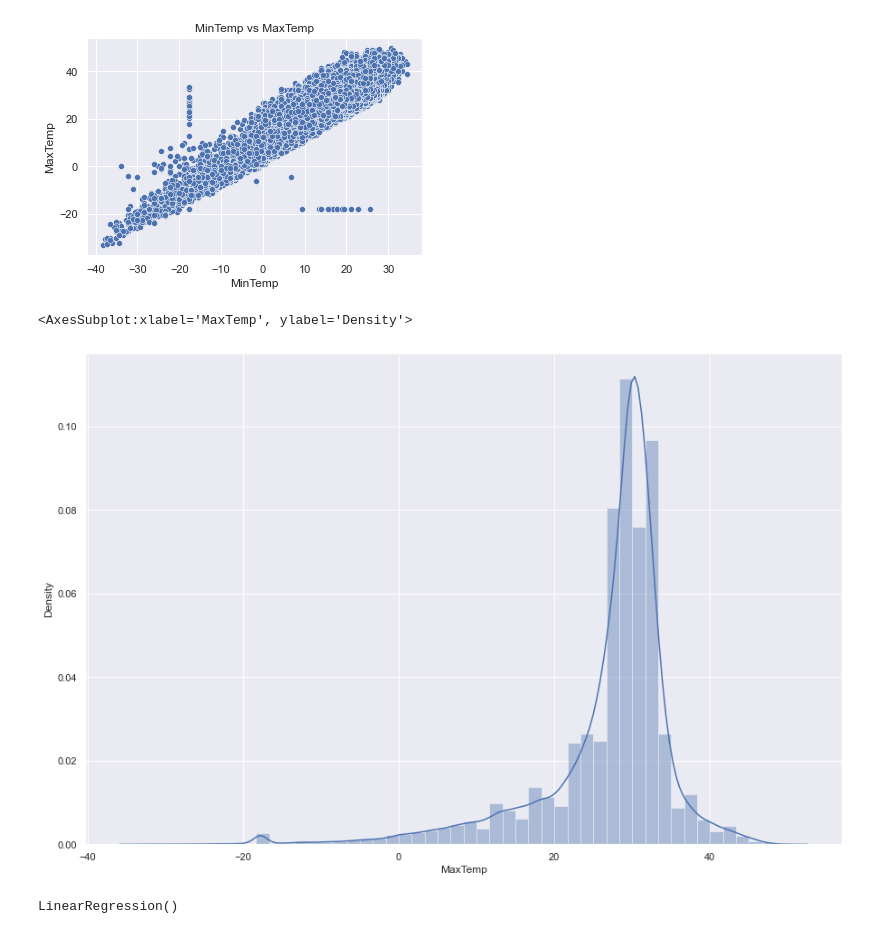
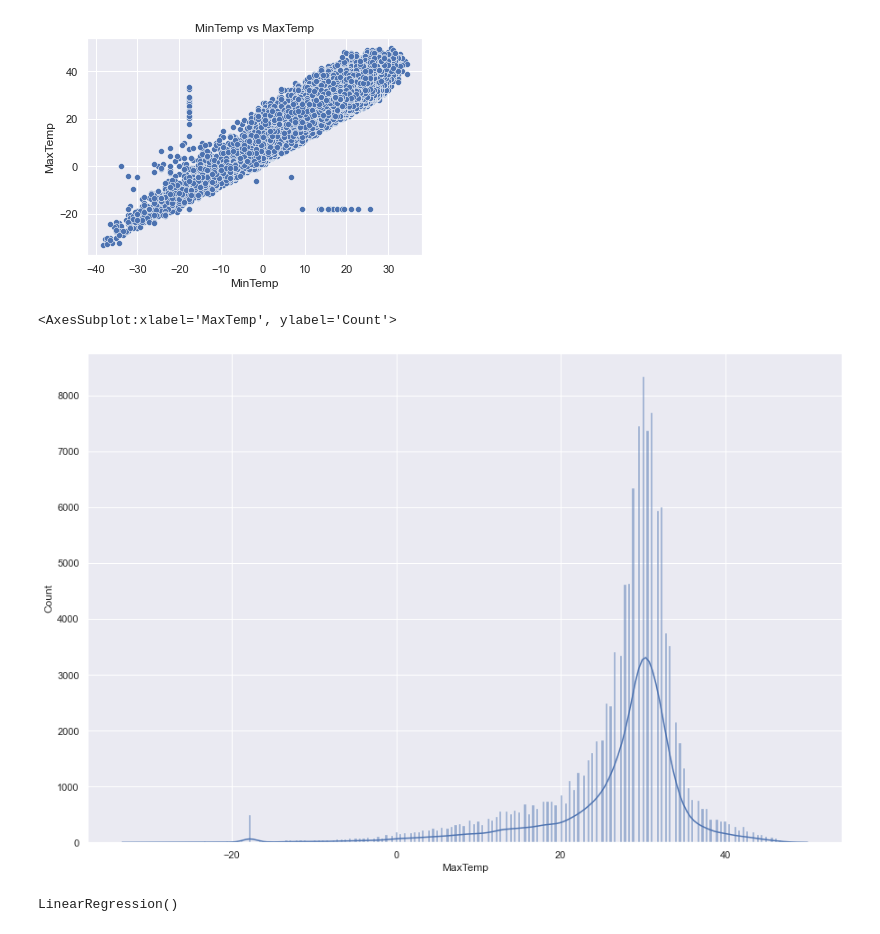
Before and after one commit to arjunc12/cmpinf2120-notebooks, a Jupyter notebook: Regression-and-Classification/linear-regression.ipynb, the cells around one changed output. Cells and saved outputs as stored; diff of their text form; code cells hidden in the pictures.

```diff
--- a/Regression-and-Classification/linear-regression.ipynb
+++ b/Regression-and-Classification/linear-regression.ipynb
@@ -51,10 +51,10 @@ pylab.show()
 # %%
 pylab.figure(figsize=(15,10))
 pylab.tight_layout()
-sns.distplot(df['MaxTemp'], kde=True)
+sns.histplot(df['MaxTemp'], kde=True)
 # %% [output]
-<AxesSubplot:xlabel='MaxTemp', ylabel='Density'>
+<AxesSubplot:xlabel='MaxTemp', ylabel='Count'>
-[figure, old version]
+[figure, new version]
 # %%
 X = df['MinTemp'].values.reshape(-1, 1)
 y = df['MaxTemp'].values.reshape(-1, 1)
```
Also changed, not shown: 1 other file.
